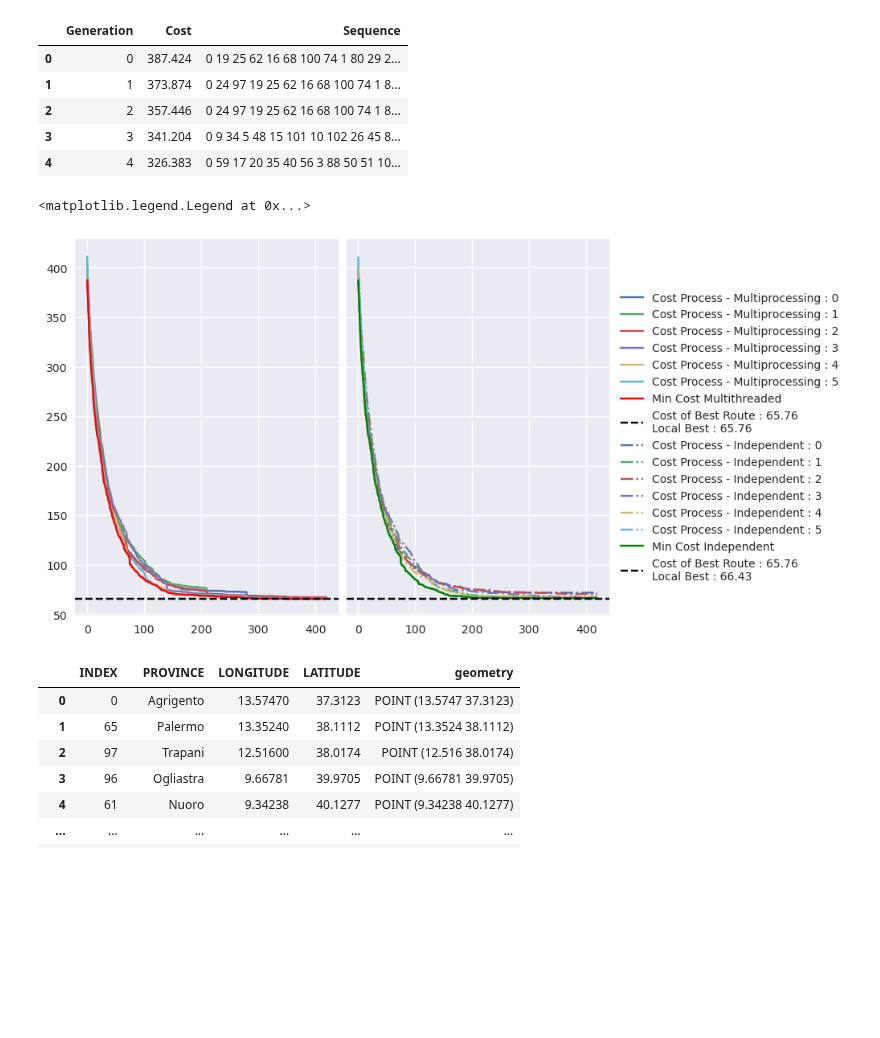
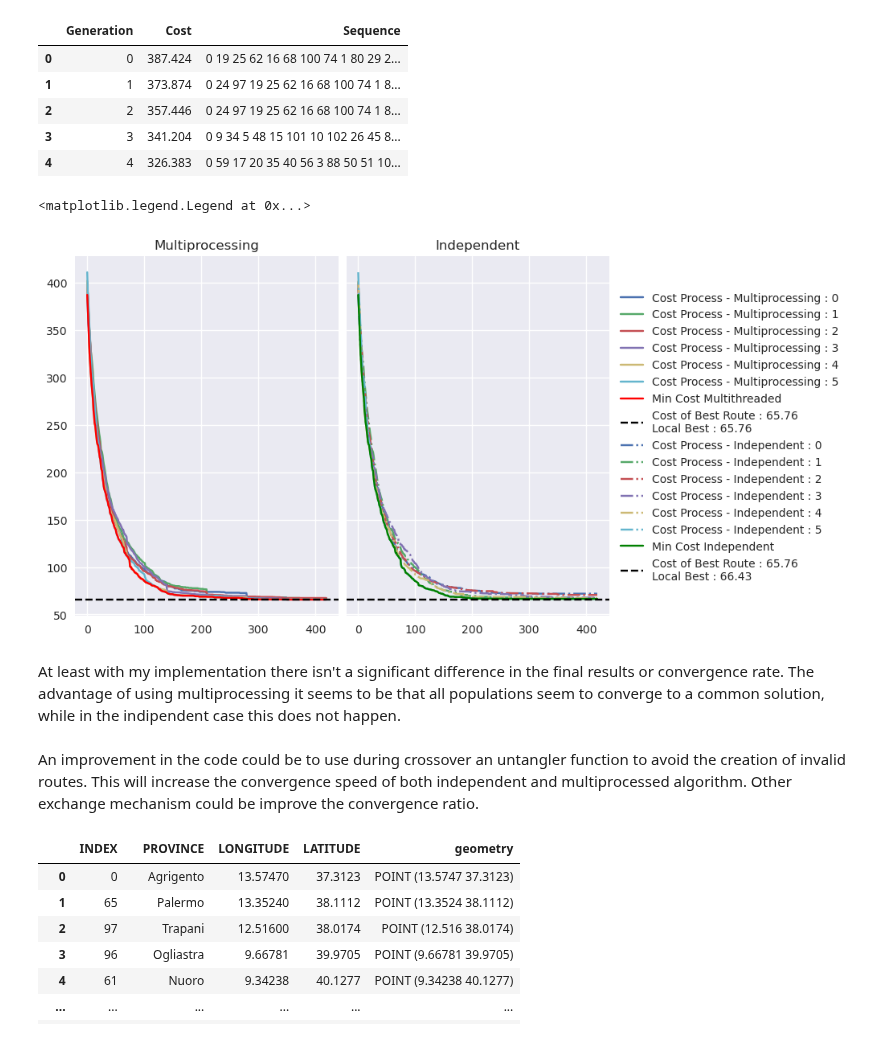
Before and after one commit to RandDouble/SimulazioneNumerica, a Jupyter notebook: LSN_Exercises_10.ipynb, the cells around one changed output. Drawn from its saved outputs; the diff is of its cells as text; code cells hidden in the pictures; blank space fills up the shorter version.

```diff
--- a/LSN_Exercises_10.ipynb
+++ b/LSN_Exercises_10.ipynb
@@ -202,34 +206,41 @@ min_independent_cost_df.head()
 # %%
 min_cost = min(min_multi_cost_df["Cost"].iloc[-1], min_independent_cost_df["Cost"].iloc[-1])
 name_best = ["Multiprocess", "Indipendent"][np.argmin([min_multi_cost_df["Cost"].iloc[-1], min_independent_cost_df["Cost"].iloc[-1]])]
 local_min_cost = min_multi_cost_df["Cost"].iloc[-1], min_independent_cost_df["Cost"].iloc[-1]
 
 
 fig, axs = plt.subplots(1,2,figsize = (10, 5),sharex=True, sharey=True, layout='constrained')
 
 for idx, df in enumerate(multiprocess_cost_dfs):
     axs[0].plot(df["Cost"], label=f"Cost Process - Multiprocessing : {idx}")
 
 for idx, df in enumerate(independent_cost_dfs):
     axs[1].plot(
         df["Cost"],
         linestyle="-.",
         label=f"Cost Process - Independent : {idx}",
     )
 
 axs[0].plot(min_multi_cost_df["Cost"], label="Min Cost Multithreaded", color="red")
 axs[1].plot(
     min_independent_cost_df["Cost"], label="Min Cost Independent", color="green"
 )
 for ax, cost in zip(axs, local_min_cost):
     ax.axhline(
     min_cost, color="black", linestyle="--", label=f"Cost of Best Route : {min_cost:.2f}\nLocal Best : {cost:.2f}"
     )
+axs[0].set_title("Multiprocessing")
+axs[1].set_title("Independent")
 
 fig.legend(loc='outside center right')
 # %% [output]
 <matplotlib.legend.Legend at 0x...>
-[figure, old version]
+[figure, new version]
+# %% [markdown]
+At least with my implementation there isn't a significant difference in the final results or convergence rate. The advantage of using multiprocessing it seems to be that all populations seem to converge to a common solution, while in the indipendent case this does not happen.
+# %% [markdown]
+An improvement in the code could be to use during crossover an untangler function to avoid the creation of invalid routes. This will increase the convergence speed of both independent and multiprocessed algorithm.
+Other exchange mechanism could be improve the convergence ratio.
 # %%
 cities = geopandas.GeoDataFrame(data, geometry=geopandas.points_from_xy(data['LONGITUDE'], data['LATITUDE']), crs="EPSG:4326")
 cities
```
Also changed, not shown: parts of 4 cells of this notebook, 4 other files.
